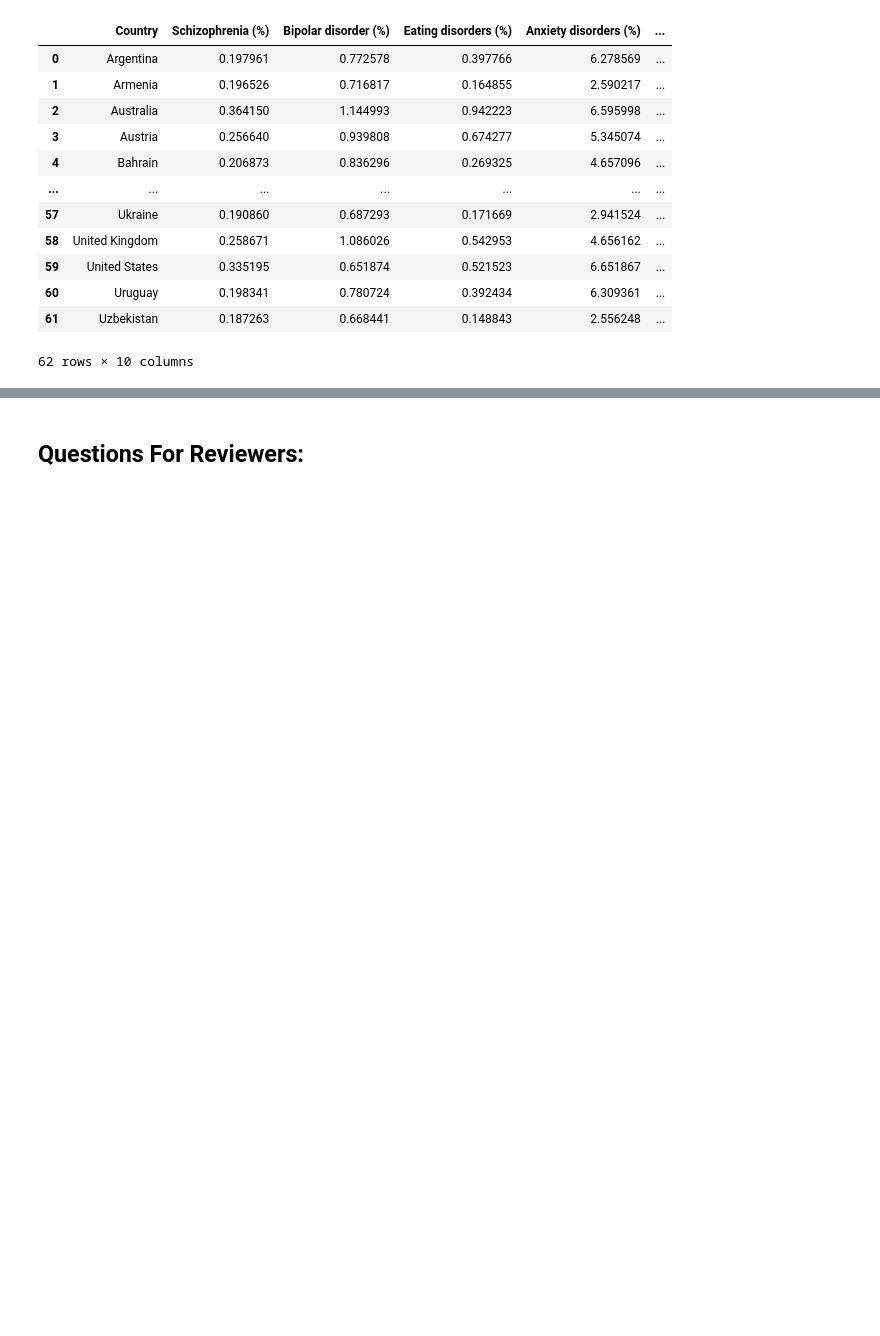
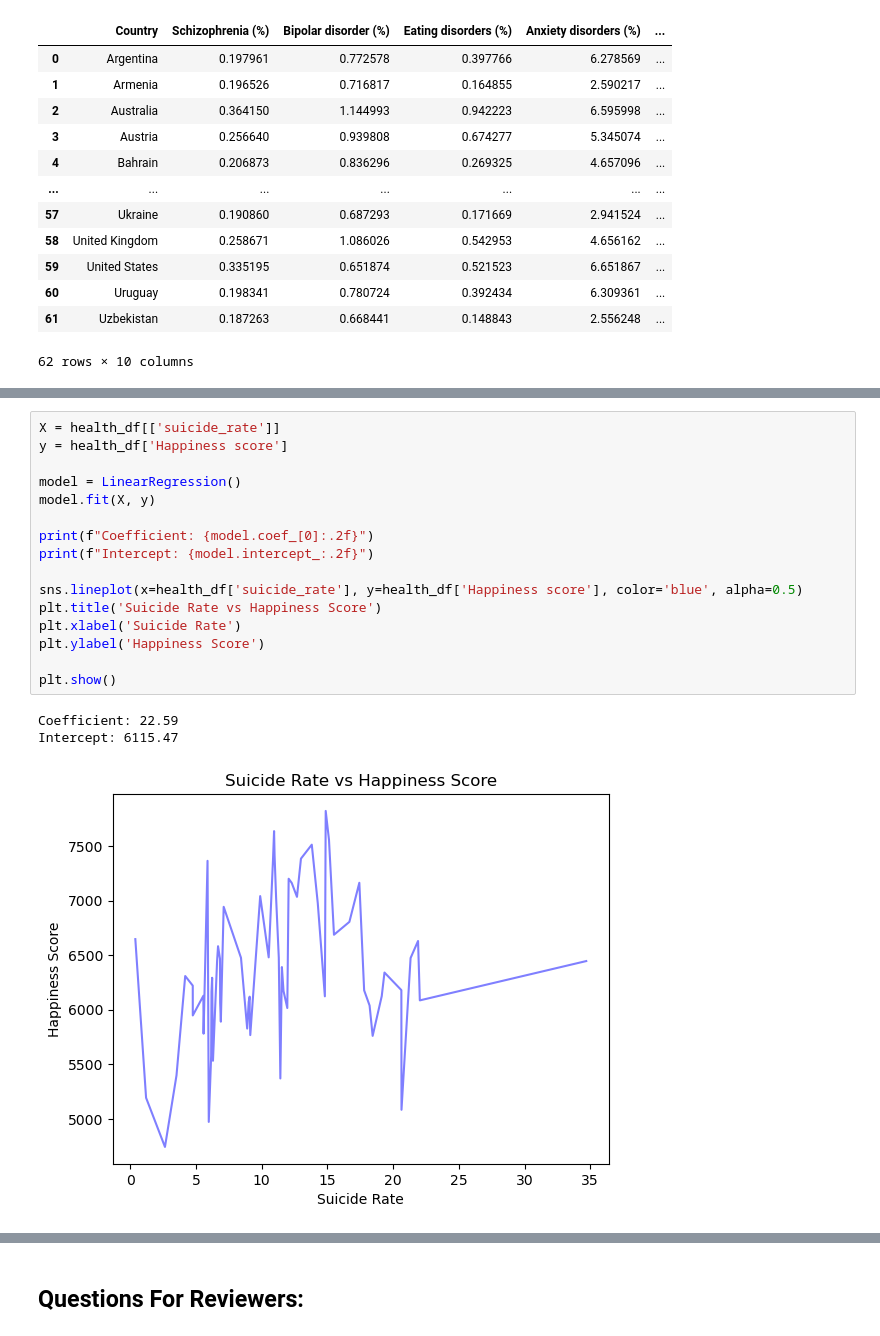
Before and after one commit to yixuanzhou1221/info2950, a Jupyter notebook: Phase 4/INfo 2950- group- phase 4.ipynb, the cells around one changed output, grey strips where cells are left out. Cells and saved outputs as stored; diff of their text form; blank space fills up the shorter version.

```diff
--- a/Phase 4/INfo 2950- group- phase 4.ipynb
+++ b/Phase 4/INfo 2950- group- phase 4.ipynb
@@ -710,0 +747,20 @@ __5.__ The Crime Rate By Country 2023 CSV doesn’t clearly explain how the 'cri
+# %%
+X = health_df[['suicide_rate']]
+y = health_df['Happiness score']
+
+model = LinearRegression()
+model.fit(X, y)
+
+print(f"Coefficient: {model.coef_[0]:.2f}")
+print(f"Intercept: {model.intercept_:.2f}")
+
+sns.lineplot(x=health_df['suicide_rate'], y=health_df['Happiness score'], color='blue', alpha=0.5)
+plt.title('Suicide Rate vs Happiness Score')
+plt.xlabel('Suicide Rate')
+plt.ylabel('Happiness Score')
+
+plt.show()
+# %% [output]
+Coefficient: 22.59
+Intercept: 6115.47
+[figure, added]
```
Also changed, not shown: parts of 23 cells of this notebook.
